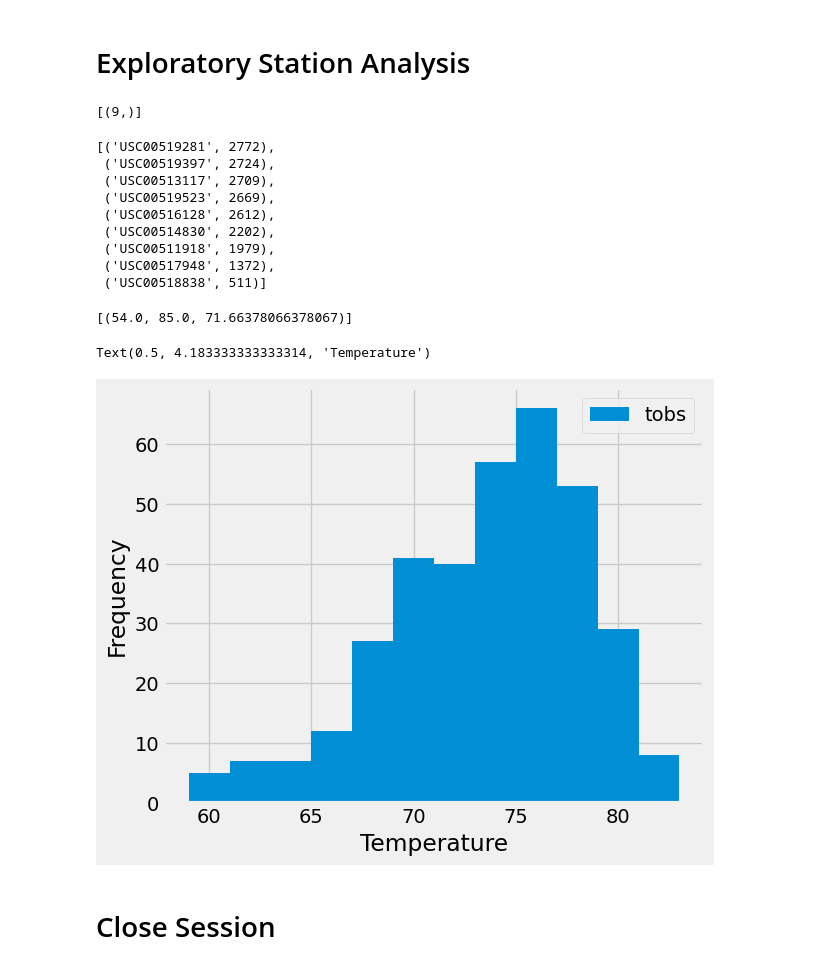
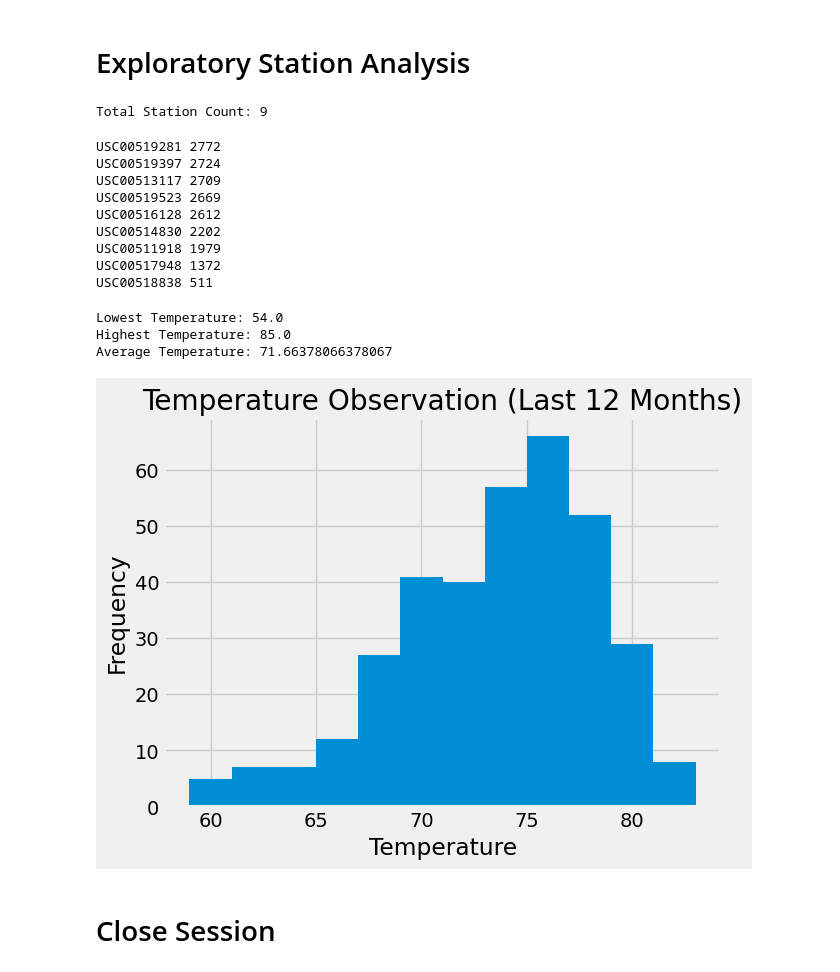
Before and after one commit to lindsayraymcfadyen/sqlalchemy-challenge, a Jupyter notebook: SurfsUp/climate_starter.ipynb, the cells around one changed output. Cells and saved outputs as stored; diff of their text form; code cells hidden in the pictures.

```diff
--- a/SurfsUp/climate_starter.ipynb
+++ b/SurfsUp/climate_starter.ipynb
@@ -32,7 +39,11 @@ engine = create_engine("sqlite:///Resources/hawaii.sqlite")
 # %%
 # Create a session
+session = Session(bind=engine)
 # %% [markdown]
 # Exploratory Precipitation Analysis
 # %%
 # Find the most recent date in the data set.
+most_recent_date = session.query(Measurement.date).order_by(Measurement.date.desc()).first()
+if most_recent_date:
+    print(most_recent_date[0])
 # %% [output]
@@ -40,18 +51,17 @@ engine = create_engine("sqlite:///Resources/hawaii.sqlite")
 # %%
 # Design a query to retrieve the last 12 months of precipitation data and plot the results.
 # Starting from the most recent data point in the database.
-
 # Calculate the date one year from the last date in data set.
-
-
+one_year_back = dt.datetime.strptime(most_recent_date[0], '%Y-%m-%d') - dt.timedelta(days=365)
+print(one_year_back)
 # Perform a query to retrieve the data and precipitation scores
-
-
+precipitation_data = session.query(Measurement.date, Measurement.prcp).\
+    filter(Measurement.date >= one_year_back).\
+    order_by(Measurement.date).all()
 # Save the query results as a Pandas DataFrame. Explicitly set the column names
-
-
+precipitation_df = pd.DataFrame(precipitation_data, columns=['date', 'precipitation'])
 # Sort the dataframe by date
-
-
-# Use Pandas Plotting with Matplotlib to plot the data
+precipitation_df.set_index('date', inplace=True)
+precipitation_df = precipitation_df.sort_values(by='date').dropna()
+precipitation_df.head()
 # %% [output]
@@ -73,31 +100,60 @@ Text(0, 0.5, 'Inches')
 # Exploratory Station Analysis
 # %%
 # Design a query to calculate the total number of stations in the dataset
+total_stations = session.query(Station.id).count()
+print(f"Total Station Count: {total_stations}")
 # %% [output]
-[(9,)]
+Total Station Count: 9
 # %%
 # Design a query to find the most active stations (i.e. which stations have the most rows?)
 # List the stations and their counts in descending order.
+most_active_stations = session.query( Measurement.station, func.count(Measurement.station)).\
+group_by(Measurement.station).order_by(func.count(Measurement.station).desc()).all()
+
+for station, count in most_active_stations:
+    print(station,count)
 # %% [output]
-[('USC00519281', 2772),
- ('USC00519397', 2724),
- ('USC00513117', 2709),
- ('USC00519523', 2669),
- ('USC00516128', 2612),
- ('USC00514830', 2202),
- ('USC00511918', 1979),
- ('USC00517948', 1372),
- ('USC00518838', 511)]
+USC00519281 2772
+USC00519397 2724
+USC00513117 2709
+USC00519523 2669
+USC00516128 2612
+USC00514830 2202
+USC00511918 1979
+USC00517948 1372
+USC00518838 511
 # %%
 # Using the most active station id from the previous query, calculate the lowest, highest, and average temperature.
+most_active_station_id = 'USC00519281'
+temperature_stats = session.query(
+    func.min(Measurement.tobs),
+    func.max(Measurement.tobs),
+    func.avg(Measurement.tobs)).filter(Measurement.station == most_active_station_id).one()
+
+lowest_temp, highest_temp, average_temp = temperature_stats
+print(f"Lowest Temperature: {lowest_temp}")
+print(f"Highest Temperature: {highest_temp}")
+print(f"Average Temperature: {average_temp}")
 # %% [output]
-[(54.0, 85.0, 71.66378066378067)]
+Lowest Temperature: 54.0
+Highest Temperature: 85.0
+Average Temperature: 71.66378066378067
 # %%
 # Using the most active station id
 # Query the last 12 months of temperature observation data for this station and plot the results as a histogram
+station_temperature = session.query(Measurement.tobs).\
+    filter(Measurement.station == most_active_station_id).\
+    filter(Measurement.date >= one_year_back).all()
+# Pandas DataFrame
+station_temperature_df = pd.DataFrame(station_temperature, columns=['tobs'])
+# Plot the results as a histogram
+station_temperature_df['tobs'].hist(bins=12)
+plt.title("Temperature Observation (Last 12 Months)")
+plt.xlabel("Temperature")
+plt.ylabel("Frequency")
+plt.show()
 # %% [output]
-Text(0.5, 4.183333333333314, 'Temperature')
-[figure, old version]
+[figure, new version]
 # %% [markdown]
 # Close Session
 # %%
```
Also changed, not shown: parts of 8 cells of this notebook, 3 other files.
